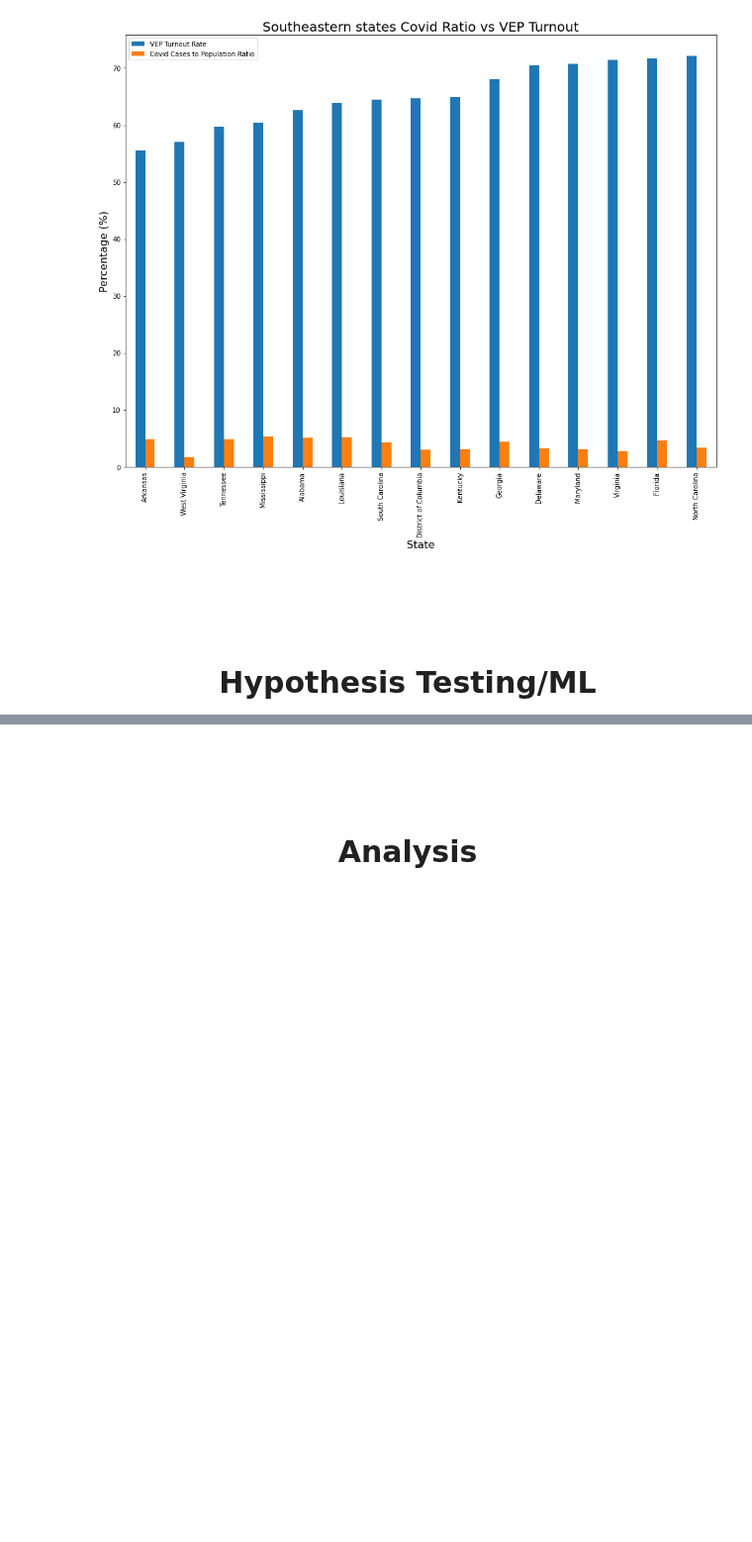
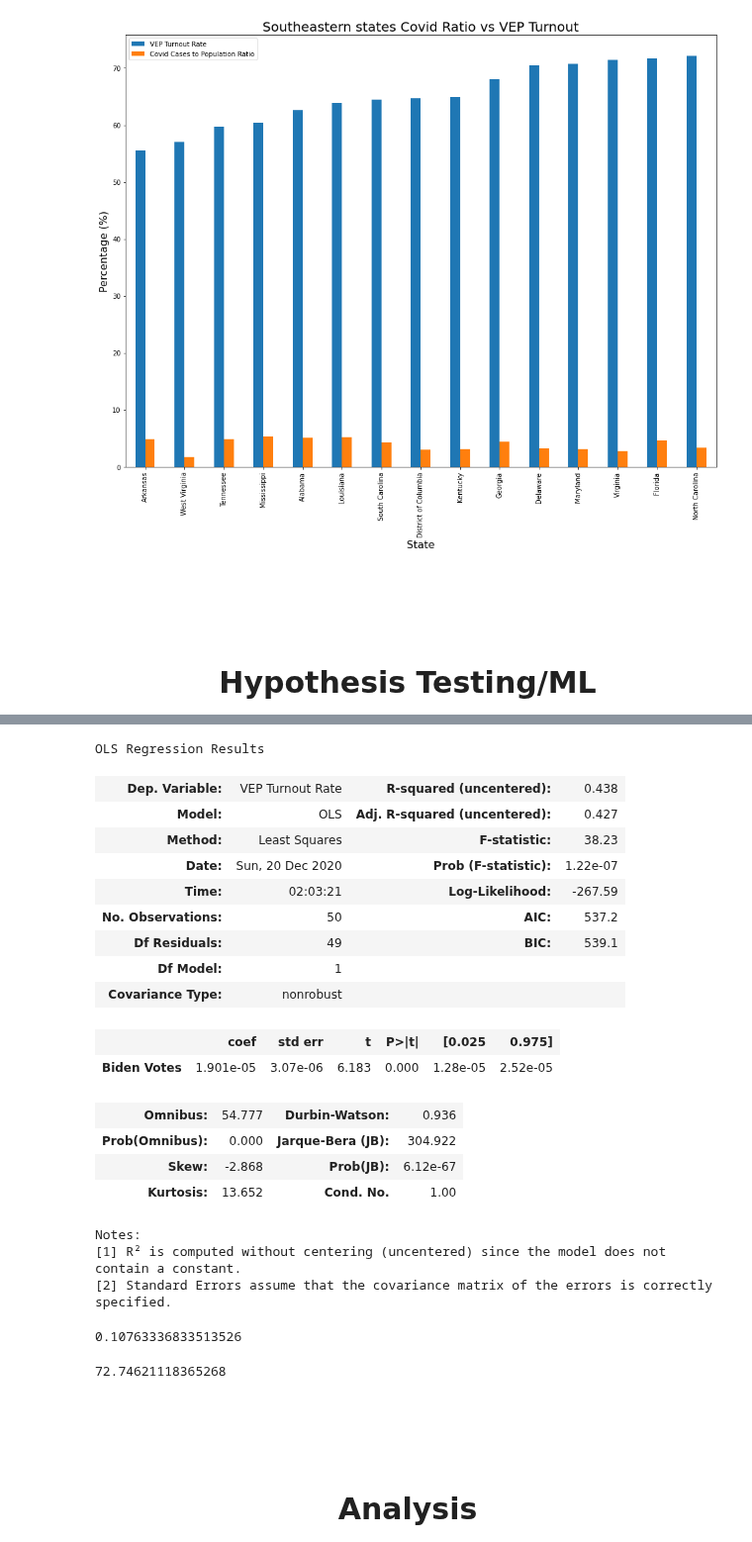
Before and after one commit to Nnaga1/COVID19-and-the-2020-election, a Jupyter notebook: final_tut.ipynb, the cells around one changed output, grey strips where cells are left out. Shown at 99% size. Drawn from its saved outputs; the diff is of its cells as text; code cells hidden in the pictures; blank space fills up the shorter version.

```diff
--- a/final_tut.ipynb
+++ b/final_tut.ipynb
@@ -302,3 +368,48 @@ Text(0, 0.5, 'Percentage (%)')
+# %%
+arg1 = pd.DataFrame(final_data,columns = ['VEP Turnout Rate'])
+targ1 = pd.DataFrame(final_data)
+
+x = targ1[['Biden Votes']]
+y = arg1['VEP Turnout Rate']
+
+model = sm.OLS(y, x).fit()
+preds = model.predict(x)
+
+model.summary()
+# %% [output]
+OLS Regression Results
+| Dep. Variable: | VEP Turnout Rate | R-squared (uncentered): | 0.438 |
+| Model: | OLS | Adj. R-squared (uncentered): | 0.427 |
+| Method: | Least Squares | F-statistic: | 38.23 |
+| Date: | Sun, 20 Dec 2020 | Prob (F-statistic): | 1.22e-07 |
+| Time: | 02:03:21 | Log-Likelihood: | -267.59 |
+| No. Observations: | 50 | AIC: | 537.2 |
+| Df Residuals: | 49 | BIC: | 539.1 |
+| Df Model: | 1 |  |  |
+| Covariance Type: | nonrobust |  |  |
+|  | coef | std err | t | P>|t| | [0.025 | 0.975] |
+| Biden Votes | 1.901e-05 | 3.07e-06 | 6.183 | 0.000 | 1.28e-05 | 2.52e-05 |
+| Omnibus: | 54.777 | Durbin-Watson: | 0.936 |
+| Prob(Omnibus): | 0.000 | Jarque-Bera (JB): | 304.922 |
+| Skew: | -2.868 | Prob(JB): | 6.12e-67 |
+| Kurtosis: | 13.652 | Cond. No. | 1.00 |
+Notes:
+[1] R² is computed without centering (uncentered) since the model does not contain a constant.
+[2] Standard Errors assume that the covariance matrix of the errors is correctly specified.
+# %%
+from sklearn import linear_model
+
+targ = pd.DataFrame(final_data, columns = ['deaths','Covid Cases to Population Ratio','cases'])
+arg = pd.DataFrame(final_data, columns = ['VEP Turnout Rate'])
+x = targ
+y = arg['VEP Turnout Rate']
+lm = linear_model.LinearRegression()
+model = lm.fit(x,y)
+display(lm.score(x,y))
+display(lm.intercept_)
+# %% [output]
+0.10763336833513526
+72.74621118365268
 # %%
 #code for hypothesis testing/ML
 # %% [markdown]
```
Also changed, not shown: parts of 2 cells of this notebook.
